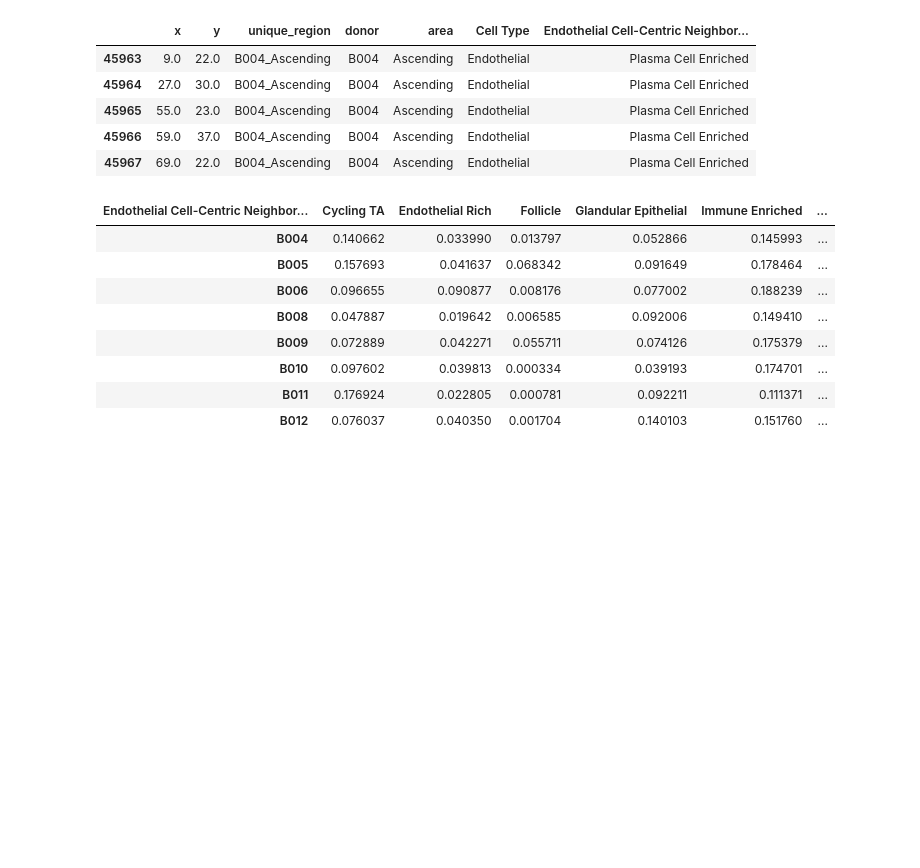
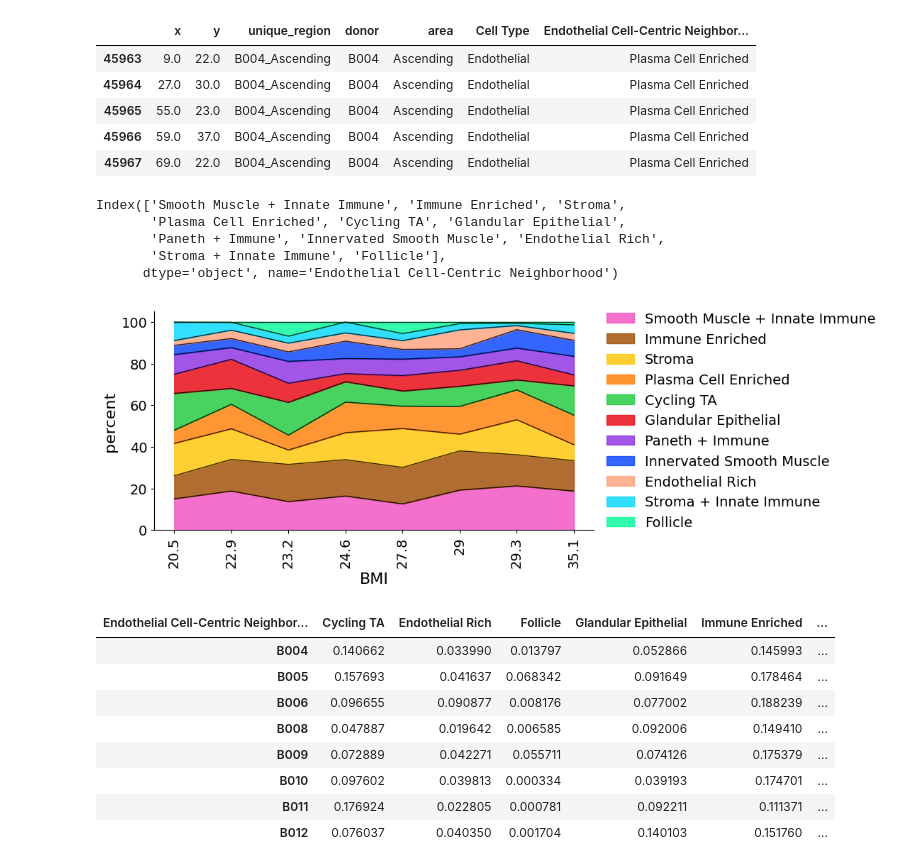
Before and after one commit to alejandro-soto-franco/Vasculature_neighborhoods, a Jupyter notebook: 20250123_Metadata_Endothelial_Neighborhoods_RC.ipynb, the cells around one changed output. Cells and saved outputs as stored; diff of their text form; code cells hidden in the pictures; blank space fills up the shorter version.

```diff
--- a/20250123_Metadata_Endothelial_Neighborhoods_RC.ipynb
+++ b/20250123_Metadata_Endothelial_Neighborhoods_RC.ipynb
@@ -125,9 +125,9 @@ def swarm_box(data, grouping, replicate, sub_col, sub_list, per_cat, norm=True,\
     #Order by average
     plot_order = melt_per_plot.groupby(per_cat).mean().reset_index().sort_values(by='percentage')[per_cat].to_list()
 
-    if group_labels:
-        label_map = dict(zip(melt_per_plot[grouping].unique(), group_labels))
-        melt_per_plot[grouping] = melt_per_plot[grouping].map(label_map)
+    # if group_labels:
+    #     label_map = dict(zip(melt_per_plot[grouping].unique(), group_labels))
+    #     melt_per_plot[grouping] = melt_per_plot[grouping].map(label_map)
 
     if h_order is None:
         h_order = list(melt_per_plot[grouping].unique())
@@ -271,6 +271,8 @@ def area_plot(data, per_cat, grouping, cell_list, sub_col, color_dict=None, \
     ax1.spines['top'].set_visible(False)
     ax1.spines['right'].set_visible(False)
     ax1.set_ylabel('percent')
+    plt.xticks(list(range(len(list(melt_test_piv.index)))), list(melt_test_piv.index), rotation=90)
+    plt.tight_layout()
     #ax1.spines['left'].set_position(('data', 1.0))
     #ax1.set_xticks(np.arange(1,melt_test.day.max()+1,1))
     #ax1.set_ylim([0, int(ceil(max(max(melt_test_piv.sum(axis=1)), max(tm_piv.sum(axis=1)))))])
@@ -278,7 +280,7 @@ def area_plot(data, per_cat, grouping, cell_list, sub_col, color_dict=None, \
     lgd2 = ax1.legend(loc='center left', bbox_to_anchor=(1.0, 0.5), ncol=1, frameon=False)
     if save_name:
         plt.savefig(save_path+save_name+'_areaplot.png', format='png', dpi=300, transparent=True, bbox_inches='tight')
-    #return melt_test_piv
+    return melt_test_piv
 
 def percent_plot(cells, per, grouping, x_ax, color_col, save_name, transp = True):
 
@@ -426,8 +421,12 @@ metadata
 keep_cols = [X, Y, reg, 'donor', 'area', 'Cell Type', 'Endothelial Cell-Centric Neighborhood']
 ecn_col = 'Endothelial Cell-Centric Neighborhood'
 condensed = cells[keep_cols]
+ecn_list = condensed[ecn_col].unique()
 condensed = condensed[condensed[ecn_col]!='Other']
-ecn_list = condensed[ecn_col].unique()
+palette = sns.color_palette('bright', len(ecn_list))
+custom_palette = {**{cat: col for cat, col in zip(ecn_list, palette)}, 'Other': 'gainsboro'}
+custom_palette['Follicle'] = 'mediumspringgreen'
+custom_palette['Endothelial Rich'] = 'lightsalmon'
 condensed.head()
 # %% [output]
 |  | x | y | unique_region | donor | area | Cell Type | Endothelial Cell-Centric Neighbor... |
@@ -436,6 +435,18 @@ condensed.head()
 | 45965 | 55.0 | 23.0 | B004_Ascending | B004 | Ascending | Endothelial | Plasma Cell Enriched |
 | 45966 | 59.0 | 37.0 | B004_Ascending | B004 | Ascending | Endothelial | Plasma Cell Enriched |
 | 45967 | 69.0 | 22.0 | B004_Ascending | B004 | Ascending | Endothelial | Plasma Cell Enriched |
+# %%
+bmis = metadata['BMI']
+view = condensed.join(bmis, on='donor')
+view = view.sort_values('BMI')
+area_plot(view, per_cat=ecn_col, grouping='BMI', cell_list=condensed[ecn_col].unique(), sub_col=ecn_col, name_cat=ecn_col, color_dict=custom_palette, save_name=f'{date}_ecn_by_bmi')
+# %% [output]
+Index(['Smooth Muscle + Innate Immune', 'Immune Enriched', 'Stroma',
+       'Plasma Cell Enriched', 'Cycling TA', 'Glandular Epithelial',
+       'Paneth + Immune', 'Innervated Smooth Muscle', 'Endothelial Rich',
+       'Stroma + Innate Immune', 'Follicle'],
+      dtype='object', name='Endothelial Cell-Centric Neighborhood')
+[figure, added]
 # %%
 area_pcts = {}
 for donor, data in condensed.groupby('donor'):
```
Also changed, not shown: parts of 15 cells of this notebook, 1 other file.
